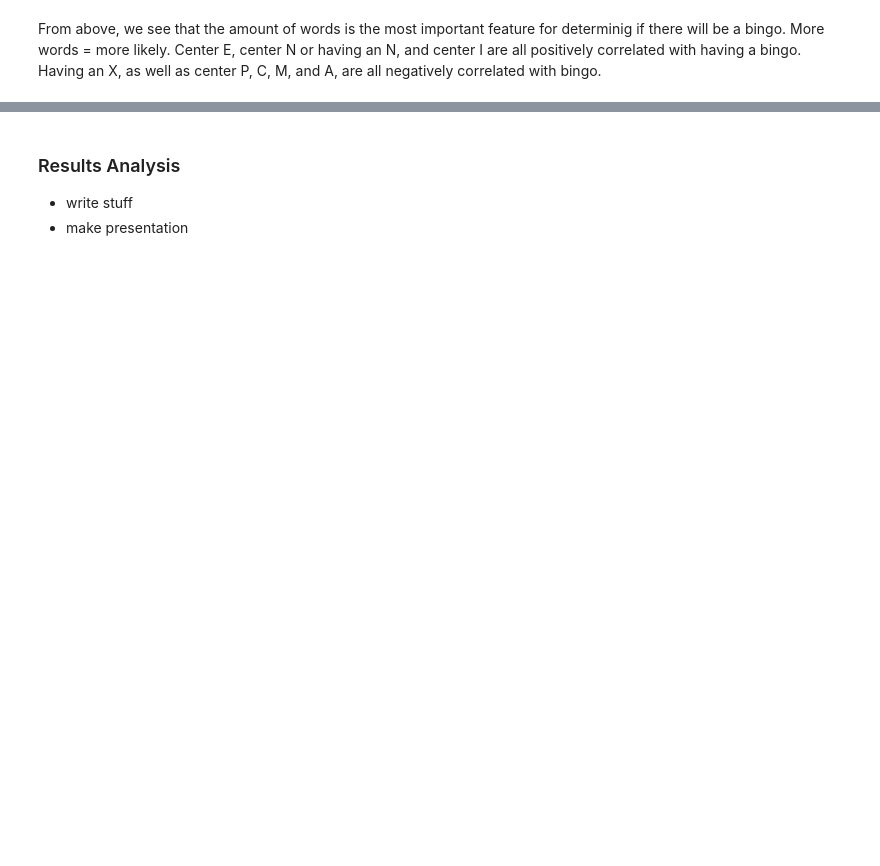
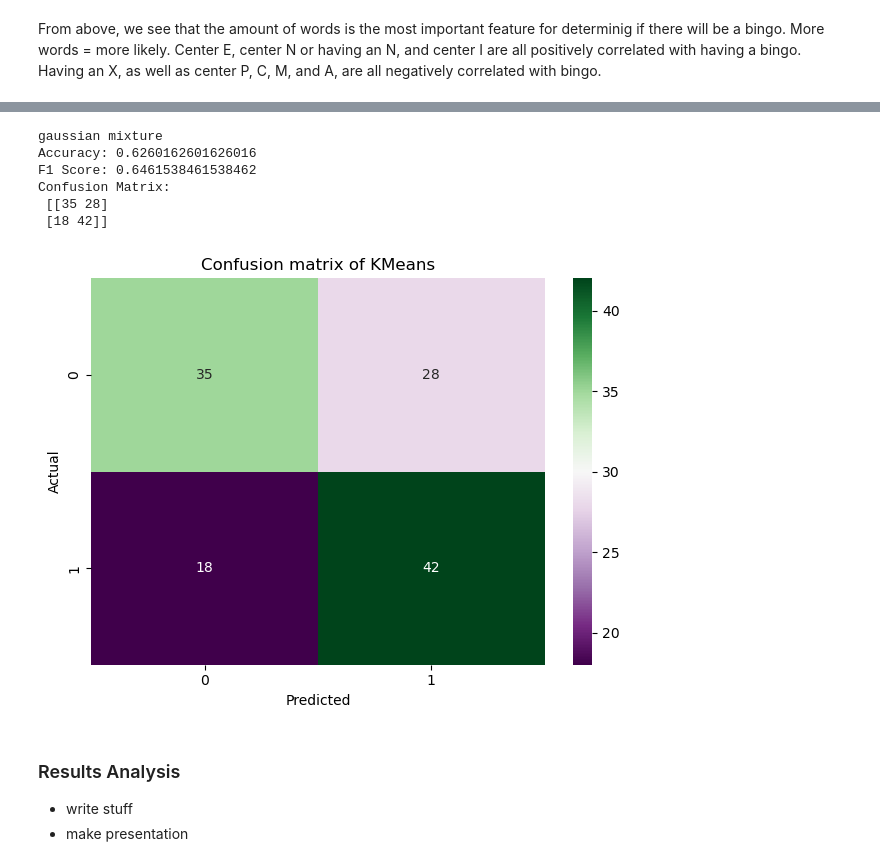
Before and after one commit to MSOE-oskar/CSC2621-termproj, a Jupyter notebook: TermProj.ipynb, the cells around one changed output, grey strips where cells are left out. Saved outputs shown, nothing was run; the diff lists cells and outputs as text; code cells hidden in the pictures; blank space fills up the shorter version.

Commit message:
unsupervised learning

```diff
--- a/TermProj.ipynb
+++ b/TermProj.ipynb
@@ -506,0 +546,7 @@ From above, we see that the amount of words is the most important feature for de
+# %%
+import sklearn.mixture as mix
+gaussian = mix.GaussianMixture(n_components=2)
+gaussian.fit(X_train)
+
+gaussian_sig = mix.GaussianMixture(n_components=2)
+gaussian_sig.fit(X_train_sig)
@@ -506,0 +555,22 @@ From above, we see that the amount of words is the most important feature for de
+# %%
+
+def unsupervised_learning(model, X_test, y_test, name = 'model'):
+    cluster_labels = model.fit_predict(X_test)
+    clusters = []
+    for i in range(0,2):
+        cluster = y_test[cluster_labels == i]
+        clusters.append(Counter(cluster).most_common(1)[0][0])
+    y_pred = np.where(cluster_labels == 0, clusters[0], clusters[1])
+    print(f"\n{name}")
+    print("Accuracy:", accuracy_score(y_test, y_pred))
+    print("F1 Score:", f1_score(y_test, y_pred))
+    print("Confusion Matrix:\n", confusion_matrix(y_test, y_pred))
+# %%
+unsupervised_learning(kMeans, X_test, y_test, "KMeans")
+unsupervised_learning(kMeans_sig, X_test_sig, y_test_sig, "KMeans sig")
+
+unsupervised_learning(gaussian, X_test, y_test, "gaussian")
+unsupervised_learning(gaussian_sig, X_test_sig, y_test_sig, "gaussian sig")
+
+unsupervised_learning(spectral, X_test, y_test, "spectral clustering")
+unsupervised_learning(spectral_sig, X_test_sig, y_test_sig, "spectral clutering sig")
@@ -507,3 +607,24 @@ From above, we see that the amount of words is the most important feature for de
+# %%
+best_unsupervised = mix.GaussianMixture(n_components=2)
+best_unsupervised.fit(X_train, y_train)
+unsupervised_learning(best_unsupervised, X_test, y_test, "gaussian mixture")
+y_pred = best_unsupervised.predict(X_test)
+# %% [output]
+gaussian mixture
+Accuracy: 0.6260162601626016
+F1 Score: 0.6461538461538462
+Confusion Matrix:
+ [[35 28]
+ [18 42]]
+# %%
+sns.heatmap(confusion_matrix(y_test, y_pred), annot=True, fmt='d', cmap=div_color)
+plt.xlabel('Predicted')
+plt.ylabel('Actual')
+plt.title("Confusion matrix of KMeans")
+plt.tight_layout()
+plt.show()
+# %% [output]
+[figure, added]
 # %% [markdown]
 ### Results Analysis
 - write stuff
```
Also changed, not shown: parts of 14 cells of this notebook.
